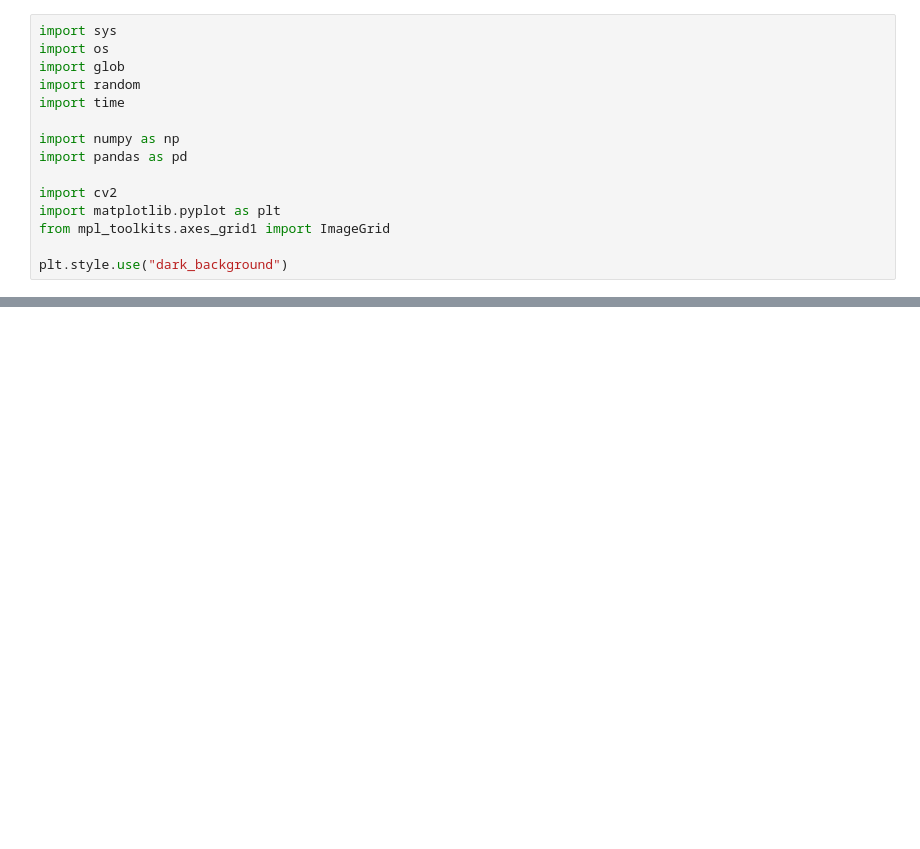
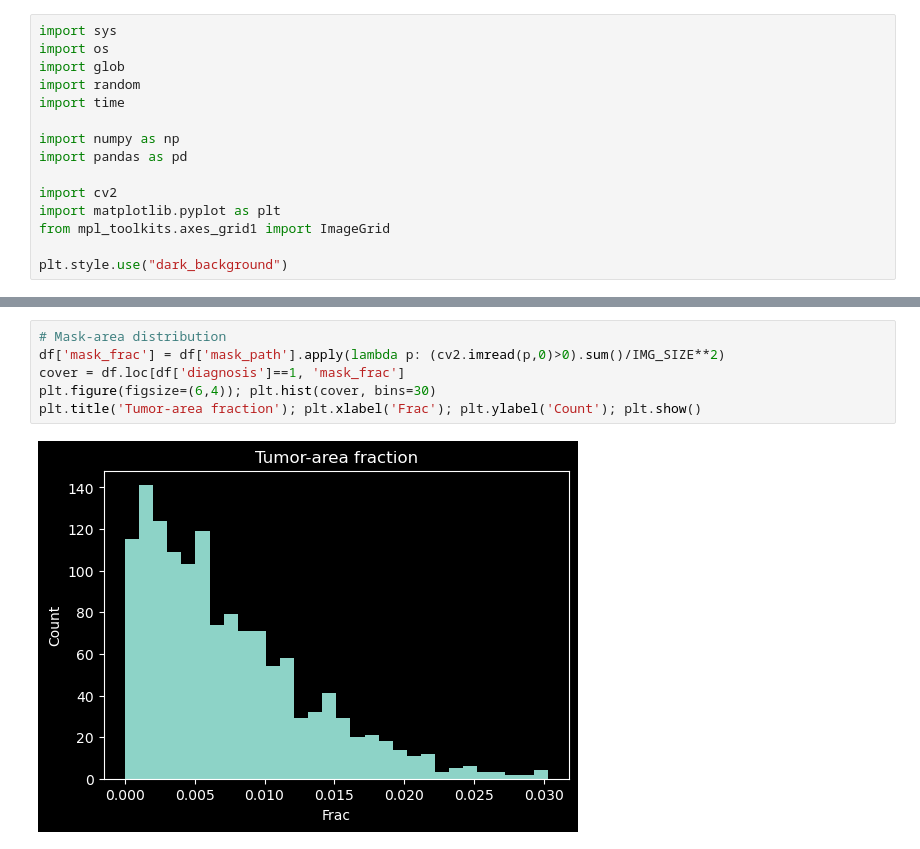
Before and after one commit to Severin48/Brain-Tumor-Semantic-Segmentation, a Jupyter notebook: DataExploration.ipynb, the cells around one changed output, grey strips where cells are left out. Drawn from its saved outputs; the diff is of its cells as text; blank space fills up the shorter version.

```diff
--- a/DataExploration.ipynb
+++ b/DataExploration.ipynb
@@ -127,0 +121,8 @@ plt.show()
+# %%
+# Mask-area distribution
+df['mask_frac'] = df['mask_path'].apply(lambda p: (cv2.imread(p,0)>0).sum()/IMG_SIZE**2)
+cover = df.loc[df['diagnosis']==1, 'mask_frac']
+plt.figure(figsize=(6,4)); plt.hist(cover, bins=30)
+plt.title('Tumor-area fraction'); plt.xlabel('Frac'); plt.ylabel('Count'); plt.show()
+# %% [output]
+[figure, added]
```
Also changed, not shown: parts of 13 cells of this notebook.
